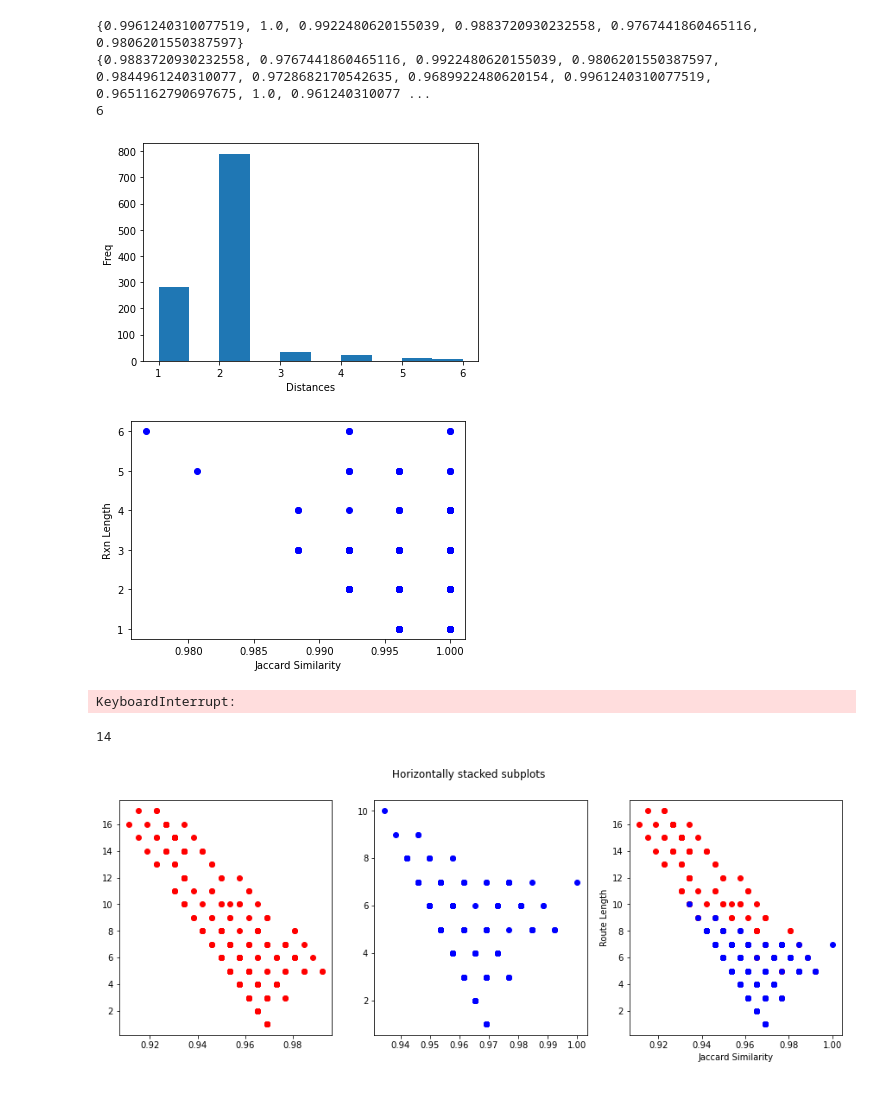
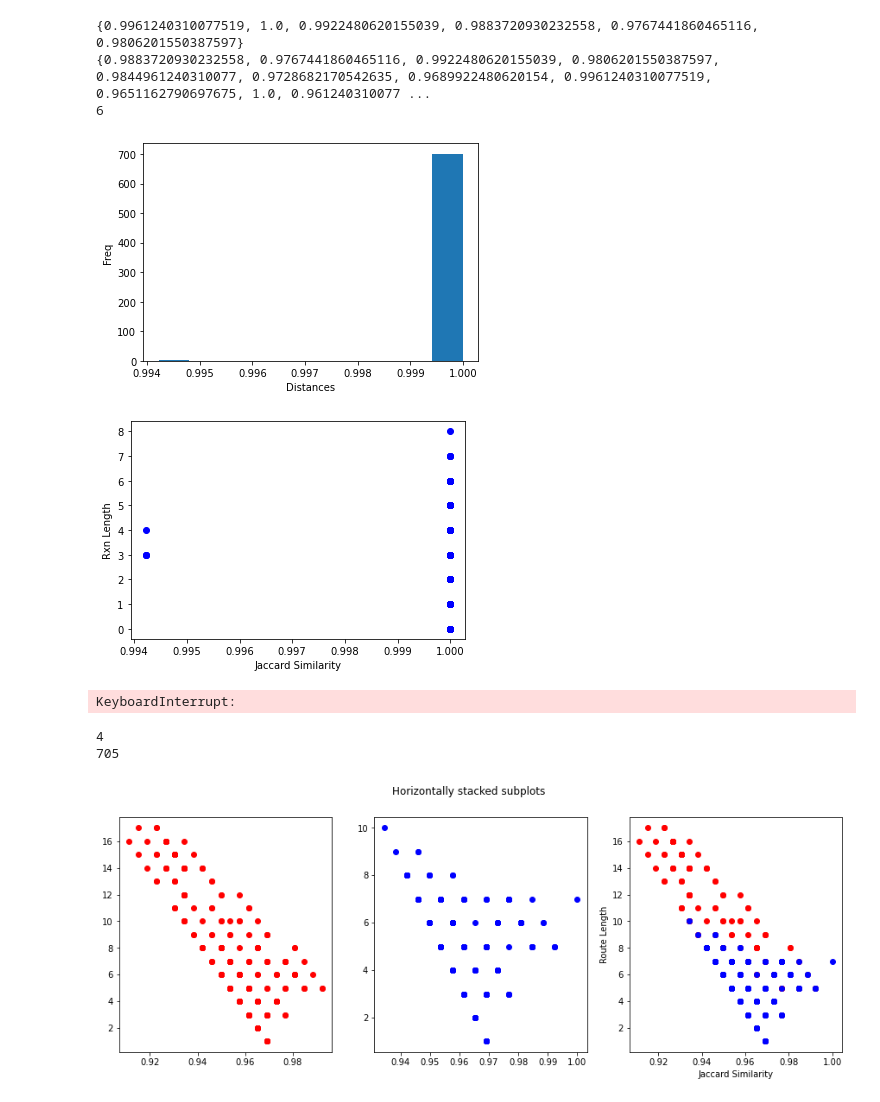
Before and after one commit to m-mokaya/aizynthfinder, a Jupyter notebook: Maranga/Notebooks/clustering/fingerprints copy.ipynb, the cells around one changed output. Saved outputs shown, nothing was run; the diff lists cells and outputs as text; code cells hidden in the pictures.

```diff
--- a/Maranga/Notebooks/clustering/fingerprints copy.ipynb
+++ b/Maranga/Notebooks/clustering/fingerprints copy.ipynb
@@ -22,7 +22,7 @@ from sklearn.metrics.pairwise import euclidean_distances
 from scipy.spatial.distance import euclidean
 # %%
 #convert input to list of rxns
-data_e = mutils.read_hdf('/data/localhost/not-backed-up/mokaya/exscientia/aizynthfinder/Maranga/experiments/price/results/tg1_price_exp.hdf5')
+data_e = mutils.read_hdf('/data/localhost/not-backed-up/mokaya/exscientia/aizynthfinder/Maranga/experiments/price/results/tg1_price_std_opt3.hdf5')
 solved_data_e = data_e.loc[(data_e.is_solved==True)]
 solved_trees_e = mutils.collect_trees(solved_data_e)
 # %%
@@ -283,19 +283,19 @@ five = [i for i in ]
 # %%
 #plot HIST of largest similarity
 
 %matplotlib inline
 import matplotlib.pyplot as plt
 
 
-plt.hist(lengths)
+plt.hist(largest)
 #plt.hist(largest)
 plt.xlabel('Distances')
 plt.ylabel('Freq')
 #plt.ylim(0,100)
 #plt.savefig('/data/localhost/not-backed-up/mokaya/exscientia/aizynthfinder/Maranga/Images/tg1e3_split_lsim.png')
 plt.show()
 # %% [output]
-[figure, old version]
+[figure, new version]
 # %%
 #plot SCATTER of largest similarity for explore against all normal
 
@@ -311,16 +311,19 @@ plt.xlabel('Jaccard Similarity')
 #plt.savefig('/data/localhost/not-backed-up/mokaya/exscientia/aizynthfinder/Maranga/experiments/price/results/images/figures/tg1_stdvsexp_both.png')
 plt.show()
 # %% [output]
-[figure, old version]
+[figure, new version]
 # %%
 # fingerprint distance calculations
 distances, largest_distances, reactions_dict = fings.calculate_distances(fingerprints)
 # %% [output]
 KeyboardInterrupt:
-# %%
-for x, y in zip()
-# %% [output]
-14
+# %%
+none_one = [i for i in largest if i != 1.0]
+print(len(none_one))
+print(len(largest))
+# %% [output]
+4
+705
 # %%
 # fingerprint similarity calculations
 dists, smallest_sim, largest_sim, reactions_dict_2, lengths = fings.calculate_similarity(reactions_dict)
```
Also changed, not shown: parts of 1 cell of this notebook, 4 other files.
